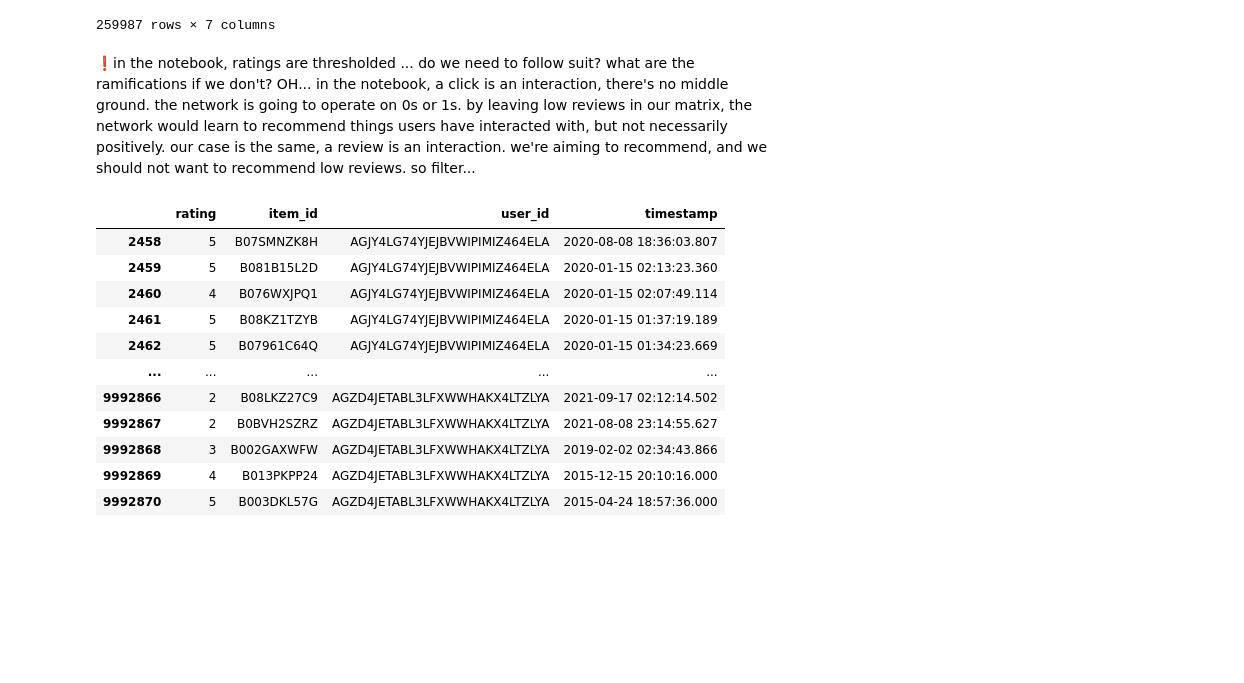
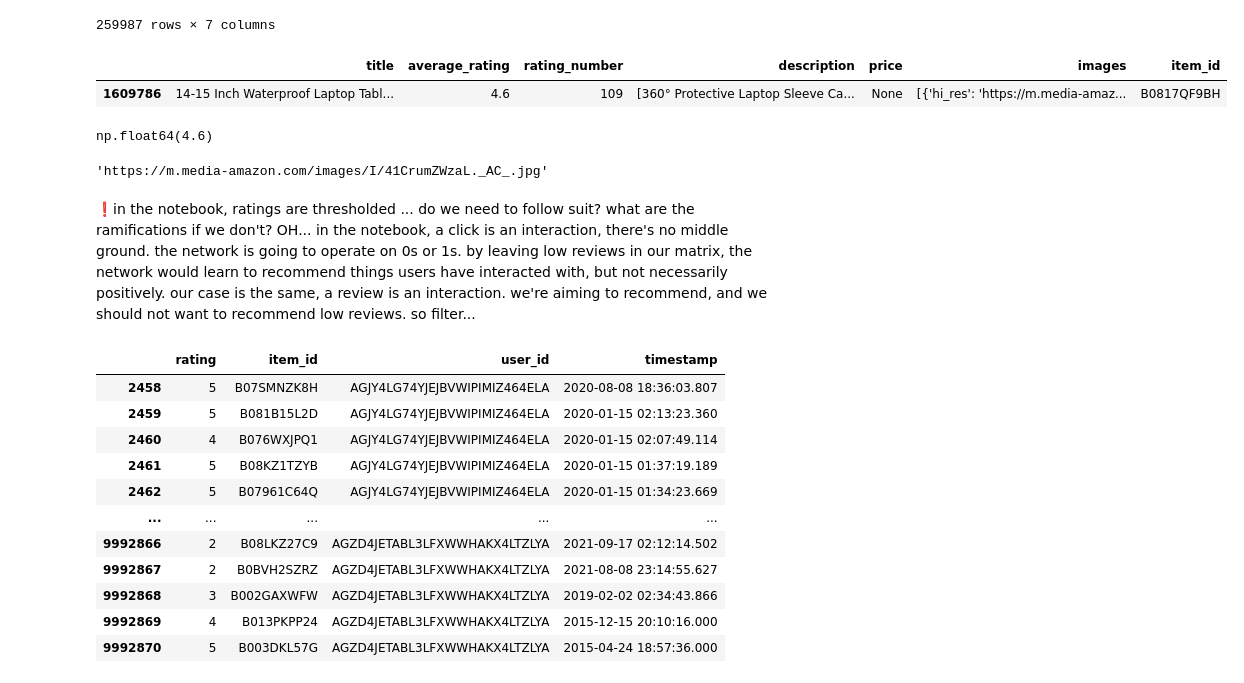
Before and after one commit to auto-d/deepcart, a Jupyter notebook: notebooks/modeling.ipynb, the cells around one changed output. Drawn from its saved outputs; the diff is of its cells as text; code cells hidden in the pictures; blank space fills up the shorter version.

```diff
--- a/notebooks/modeling.ipynb
+++ b/notebooks/modeling.ipynb
@@ -46,6 +46,21 @@ items
 | 1609860 | 16GB Flash Drive, JEVDES 10 Pack ... | 4.6 | 130 | [] | None | [{'hi_res': 'https://m.media-amaz... | B085L8BYPW |
 | 1609975 | Blaupunkt 200201800007 Palma 190 ... | 3.8 | 199 | [Car Radio 2 DIN Bluetooth connec... | None | [{'hi_res': 'https://m.media-amaz... | B07RV29QQQ |
 259987 rows × 7 columns
+# %%
+df = items[items.item_id == 'B0817QF9BH']
+# %%
+df
+# %% [output]
+|  | title | average_rating | rating_number | description | price | images | item_id |
+| 1609786 | 14-15 Inch Waterproof Laptop Tabl... | 4.6 | 109 | [360° Protective Laptop Sleeve Ca... | None | [{'hi_res': 'https://m.media-amaz... | B0817QF9BH |
+# %%
+df.average_rating.values[0]
+# %% [output]
+np.float64(4.6)
+# %%
+df.images.values[0][0]['large']
+# %% [output]
+'https://m.media-amazon.com/images/I/41CrumZWzaL._AC_.jpg'
 # %%
 def extract_users(reviews):
     """
```
Also changed, not shown: 5 other files.
